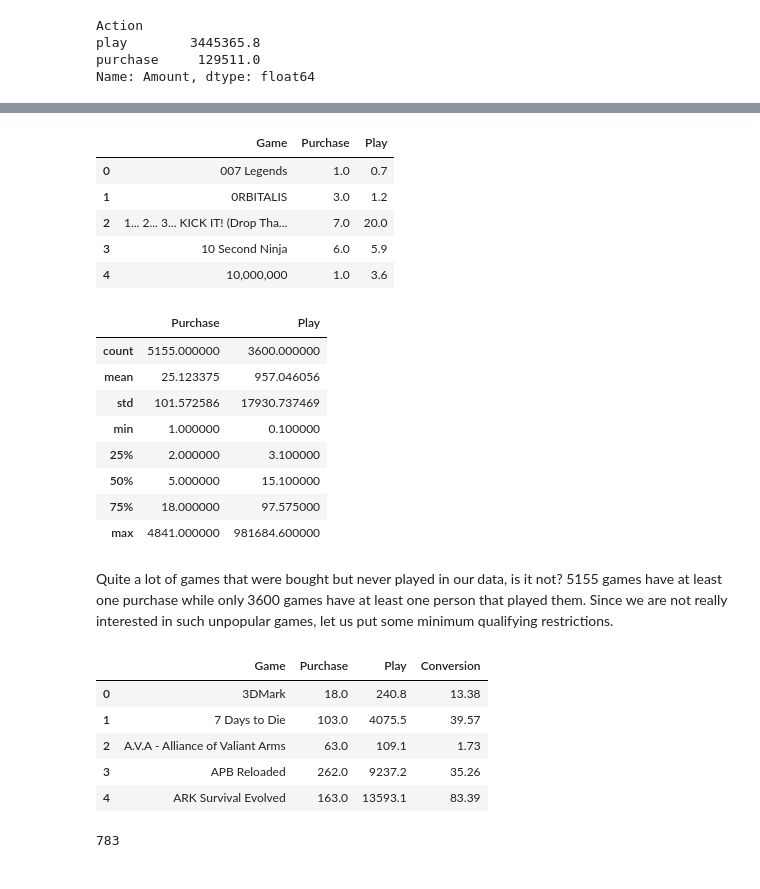
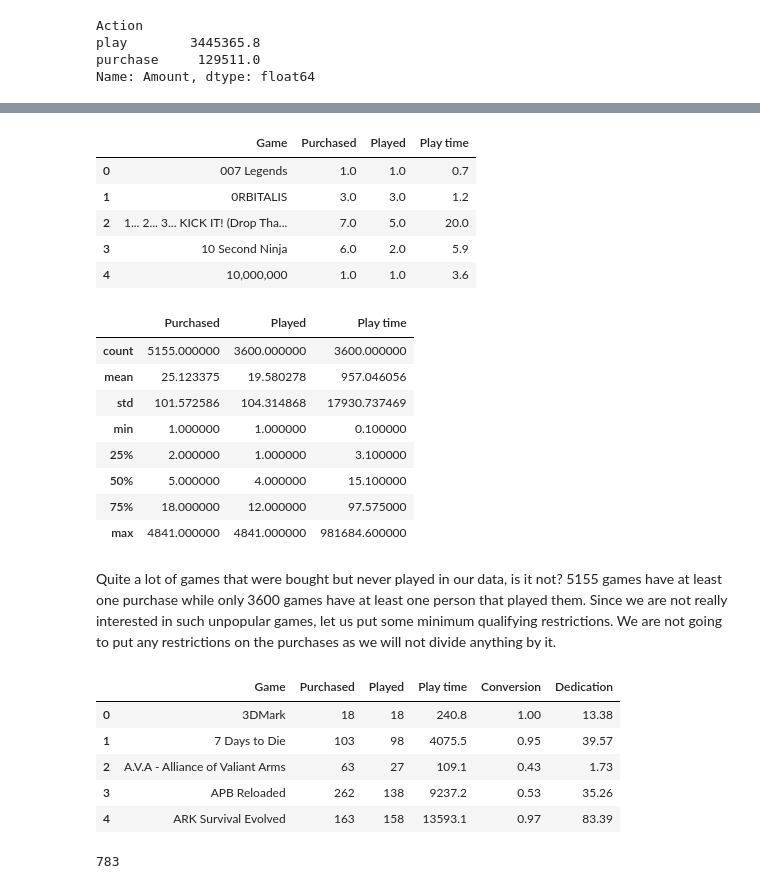
Before and after one commit to Dark-Hobbit/steam, a Jupyter notebook: kaggle_1.ipynb, the cells around one changed output, grey strips where cells are left out. Cells and saved outputs as stored; diff of their text form; code cells hidden in the pictures.

```diff
--- a/kaggle_1.ipynb
+++ b/kaggle_1.ipynb
@@ -76,8 +76,12 @@ play        3445365.8
 purchase     129511.0
 Name: Amount, dtype: float64
 # %%
-# We not only need to aggregate the data to a game level but also store number of purchases and hours of play separately.
-summary = data.pivot_table(index='Game', columns='Action', values='Amount', aggfunc='sum')
+# We need to aggregate the data to a game level and get both the number of people who bought and played it.
+summary = data.pivot_table(index='Game', columns='Action', values='Amount', aggfunc='count')
+
+# And also the total amount of hours played - not actual for purchases since count = sum for them as seen above.
+summary['time'] = data[data['Action'] == 'play'].groupby('Game').sum()['Amount']
+
 summary.reset_index(inplace=True)
 summary.rename_axis(None, axis=1, inplace=True)
 summary.head()
@@ -91,44 +95,49 @@ summary.head()
 # %%
-# It would make more sense to have the 'Purchase' column before 'Play'.
-summary.columns = ['Game', 'Play', 'Purchase']
-summary = summary[['Game', 'Purchase', 'Play']]
+# It would make more sense to have the 'play' columns next to each other.
+summary.columns = ['Game', 'Played', 'Purchased', 'Play time']
+summary = summary[['Game', 'Purchased', 'Played', 'Play time']]
 summary.head()
 # %% [output]
-|  | Game | Purchase | Play |
-| 0 | 007 Legends | 1.0 | 0.7 |
-| 1 | 0RBITALIS | 3.0 | 1.2 |
-| 2 | 1... 2... 3... KICK IT! (Drop Tha... | 7.0 | 20.0 |
-| 3 | 10 Second Ninja | 6.0 | 5.9 |
-| 4 | 10,000,000 | 1.0 | 3.6 |
+|  | Game | Purchased | Played | Play time |
+| 0 | 007 Legends | 1.0 | 1.0 | 0.7 |
+| 1 | 0RBITALIS | 3.0 | 3.0 | 1.2 |
+| 2 | 1... 2... 3... KICK IT! (Drop Tha... | 7.0 | 5.0 | 20.0 |
+| 3 | 10 Second Ninja | 6.0 | 2.0 | 5.9 |
+| 4 | 10,000,000 | 1.0 | 1.0 | 3.6 |
 # %%
 summary.describe()
 # %% [output]
-|  | Purchase | Play |
-| count | 5155.000000 | 3600.000000 |
-| mean | 25.123375 | 957.046056 |
-| std | 101.572586 | 17930.737469 |
-| min | 1.000000 | 0.100000 |
-| 25% | 2.000000 | 3.100000 |
-| 50% | 5.000000 | 15.100000 |
-| 75% | 18.000000 | 97.575000 |
-| max | 4841.000000 | 981684.600000 |
+|  | Purchased | Played | Play time |
+| count | 5155.000000 | 3600.000000 | 3600.000000 |
+| mean | 25.123375 | 19.580278 | 957.046056 |
+| std | 101.572586 | 104.314868 | 17930.737469 |
+| min | 1.000000 | 1.000000 | 0.100000 |
+| 25% | 2.000000 | 1.000000 | 3.100000 |
+| 50% | 5.000000 | 4.000000 | 15.100000 |
+| 75% | 18.000000 | 12.000000 | 97.575000 |
+| max | 4841.000000 | 4841.000000 | 981684.600000 |
 # %% [markdown]
-Quite a lot of games that were bought but never played in our data, is it not? 5155 games have at least one purchase while only 3600 games have at least one person that played them. Since we are not really interested in such unpopular games, let us put some minimum qualifying restrictions.
+Quite a lot of games that were bought but never played in our data, is it not? 5155 games have at least one purchase while only 3600 games have at least one person that played them. Since we are not really interested in such unpopular games, let us put some minimum qualifying restrictions. We are not going to put any restrictions on the purchases as we will not divide anything by it.
 # %%
-summary = summary[(summary['Purchase'] >= 10) & (summary['Play'] >= 100)]
+summary = summary[(summary['Purchased'] >= 10) & (summary['Play time'] >= 100)]
 summary.reset_index(drop=True, inplace=True)
 
-# What we are really interested in is the average number of hours played by someone who has purchased that game.
-summary['Conversion'] = summary['Play'] / summary['Purchase']
+# We are also interested in how likely someone is to play a game after purchasing it and for how many hours.
+# Let us call those metrics 'Conversion' and 'Dedication' accordingly.
+summary['Conversion'] = summary['Played'] / summary['Purchased']
+summary['Dedication'] = summary['Play time'] / summary['Purchased']
+
+# Clean it up visually a bit.
 summary = summary.round(2)
+summary[['Purchased', 'Played']] = summary[['Purchased', 'Played']].astype('int64')
 summary.head()
 # %% [output]
-|  | Game | Purchase | Play | Conversion |
-| 0 | 3DMark | 18.0 | 240.8 | 13.38 |
-| 1 | 7 Days to Die | 103.0 | 4075.5 | 39.57 |
-| 2 | A.V.A - Alliance of Valiant Arms | 63.0 | 109.1 | 1.73 |
-| 3 | APB Reloaded | 262.0 | 9237.2 | 35.26 |
-| 4 | ARK Survival Evolved | 163.0 | 13593.1 | 83.39 |
+|  | Game | Purchased | Played | Play time | Conversion | Dedication |
+| 0 | 3DMark | 18 | 18 | 240.8 | 1.00 | 13.38 |
+| 1 | 7 Days to Die | 103 | 98 | 4075.5 | 0.95 | 39.57 |
+| 2 | A.V.A - Alliance of Valiant Arms | 63 | 27 | 109.1 | 0.43 | 1.73 |
+| 3 | APB Reloaded | 262 | 138 | 9237.2 | 0.53 | 35.26 |
+| 4 | ARK Survival Evolved | 163 | 158 | 13593.1 | 0.97 | 83.39 |
 # %%
 len(summary)
 # %% [output]
```
Also changed, not shown: parts of 24 cells of this notebook.
